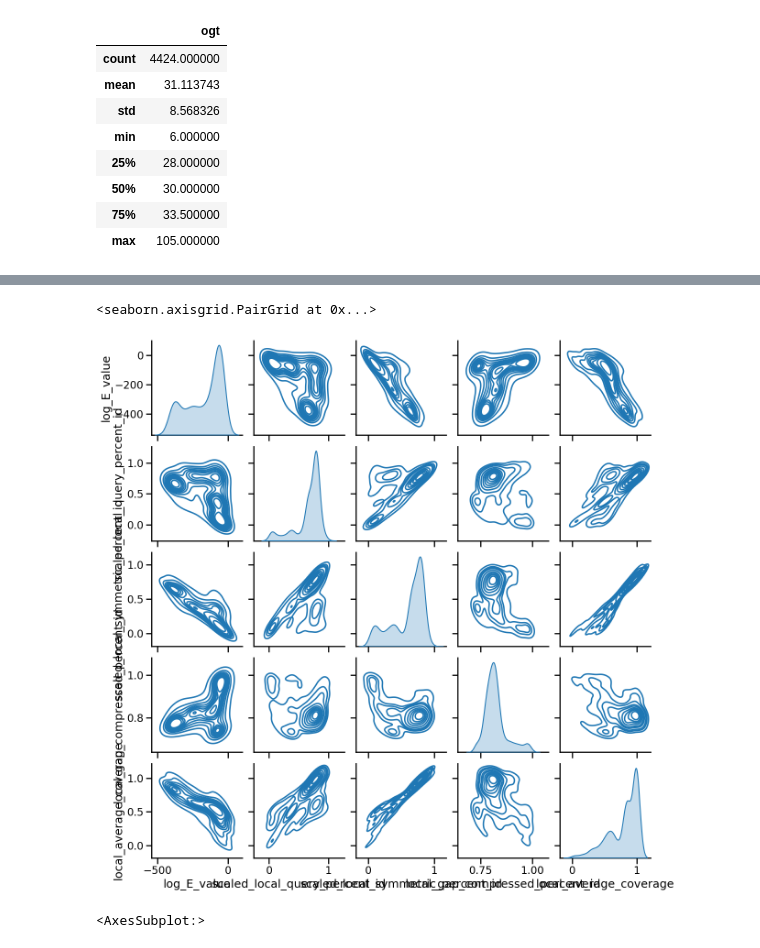
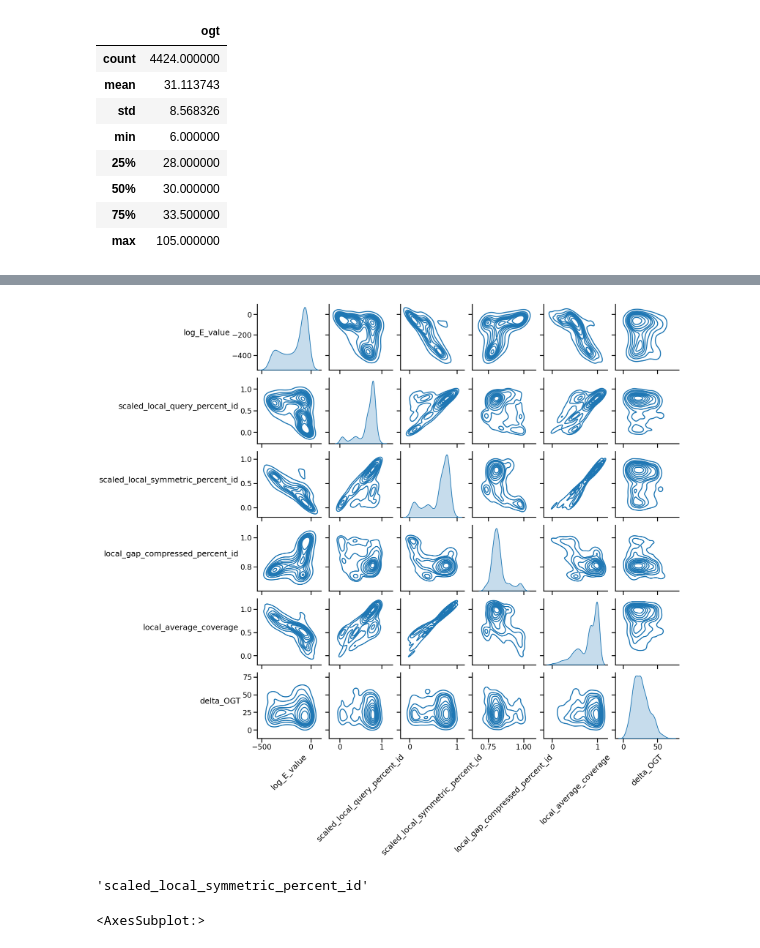
Before and after one commit to BeckResearchLab/learn2thermDB, a Jupyter notebook: notebooks/Plotting_HA.ipynb, the cells around one changed output, grey strips where cells are left out. Cells and saved outputs as stored; diff of their text form; code cells hidden in the pictures.

```diff
--- a/notebooks/Plotting_HA.ipynb
+++ b/notebooks/Plotting_HA.ipynb
@@ -95,8 +94,19 @@ sns.lmplot(x='log_E_value', y='delta_OGT', data=df_16s)
-# %%
-sns.pairplot(data=df_16s[['log_E_value','scaled_local_query_percent_id','scaled_local_symmetric_percent_id','local_gap_compressed_percent_id','local_average_coverage']], kind="kde")
-# %% [output]
-<seaborn.axisgrid.PairGrid at 0x...>
-[figure, removed]
+# %%
+g = sns.pairplot(df_16s, vars = ['log_E_value','scaled_local_query_percent_id','scaled_local_symmetric_percent_id','local_gap_compressed_percent_id','local_average_coverage', 'delta_OGT'], kind="kde")
+for ax in g.axes.flatten():
+    # rotate x axis labels
+    ax.set_xlabel(ax.get_xlabel(), rotation = 45)
+    # rotate y axis labels
+    ax.set_ylabel(ax.get_ylabel(), rotation = 0)
+    # set y labels alignment
+    ax.yaxis.get_label().set_horizontalalignment('right')
+# %% [output]
+[figure, added]
+# %%
+# g.axes.shape
+g.axes[1,2].get_xlabel()
+# %% [output]
+'scaled_local_symmetric_percent_id'
 # %%
 cormat=df_16s[['log_E_value','scaled_local_query_percent_id','scaled_local_symmetric_percent_id','local_gap_compressed_percent_id','local_average_coverage','delta_OGT']].corr()
 sns.heatmap(cormat, linewidth=0.75, fmt=".1f", cmap='coolwarm')
```
Also changed, not shown: parts of 45 cells of this notebook, 1 other file.
